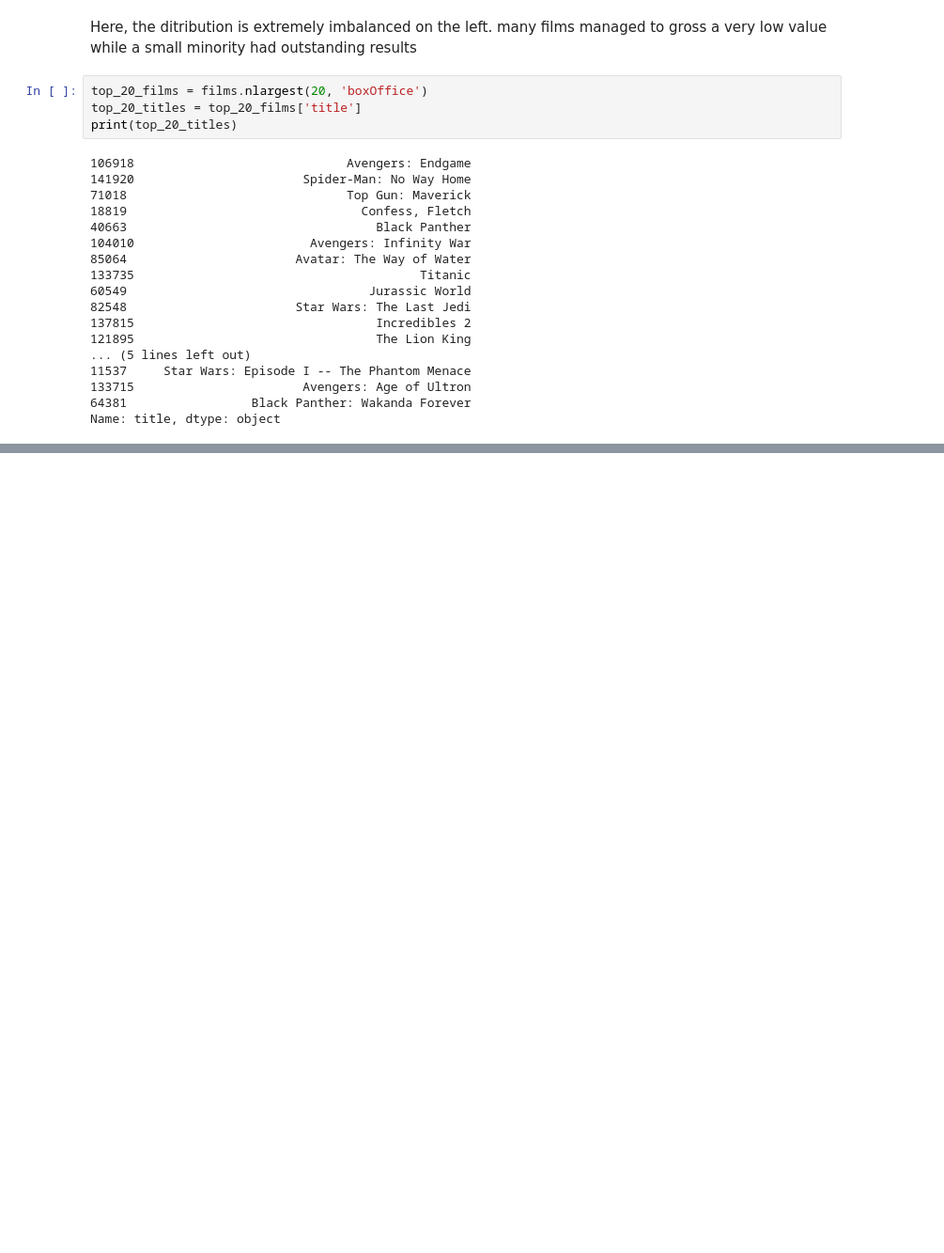
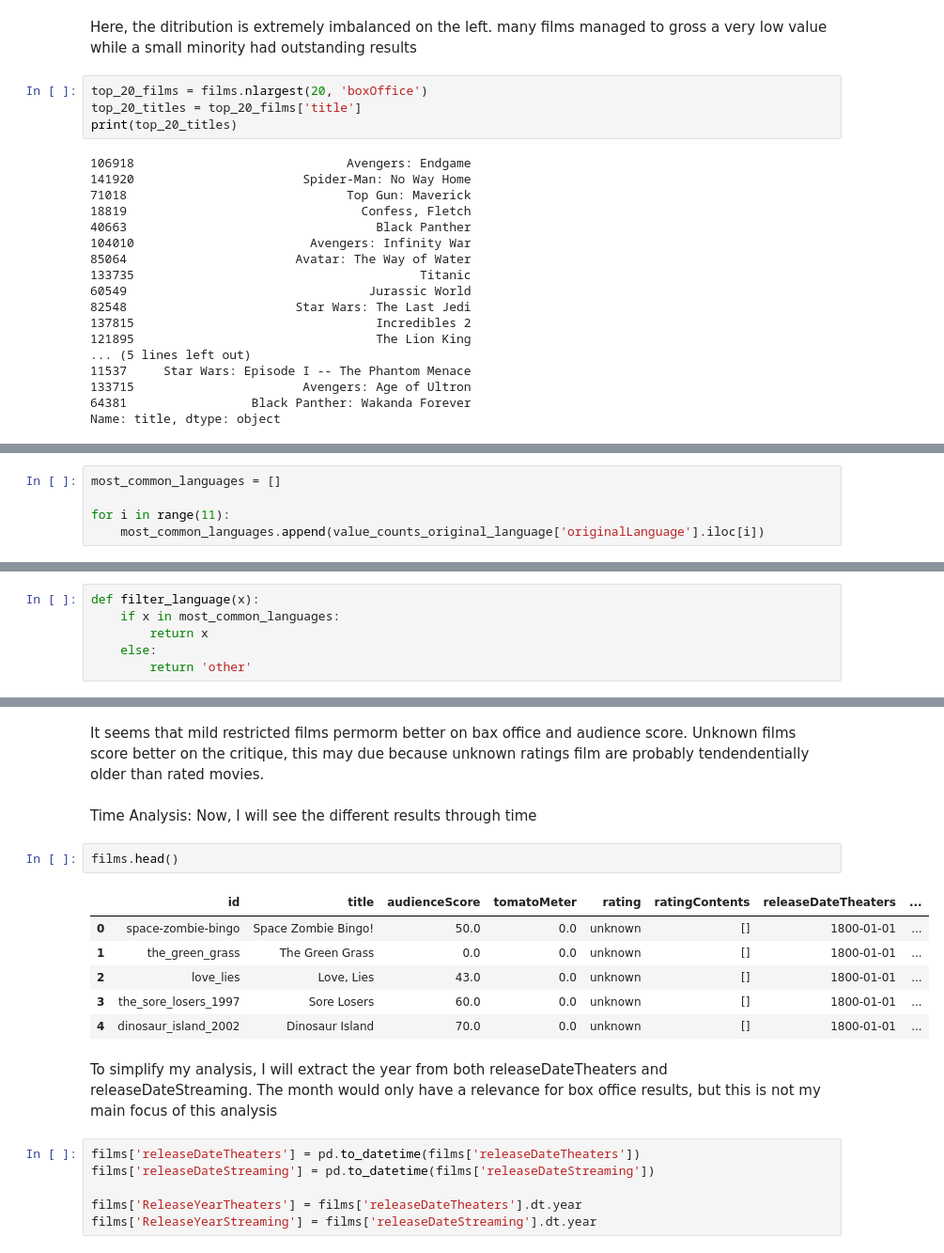
Before and after one commit to vadragna/rotten_tomatos_analysis, a Jupyter notebook: Analysis.ipynb, the cells around one changed output, grey strips where cells are left out. Shown at 94% size. Saved outputs shown, nothing was run; the diff lists cells and outputs as text; blank space fills up the shorter version.

Commit message:
started analysis

```diff
--- a/Analysis.ipynb
+++ b/Analysis.ipynb
@@ -131,0 +196,5 @@ Name: title, dtype: object
+# %%
+most_common_languages = []
+
+for i in range(11):
+    most_common_languages.append(value_counts_original_language['originalLanguage'].iloc[i])
@@ -131,0 +215,6 @@ Name: title, dtype: object
+# %%
+def filter_language(x):
+    if x in most_common_languages:
+        return x
+    else:
+        return 'other'
@@ -131,0 +358,21 @@ Name: title, dtype: object
+# %% [markdown]
+It seems that mild restricted films permorm better on bax office and audience score. Unknown films score better on the critique, this may due because unknown ratings film are probably tendendentially older than rated movies.
+# %% [markdown]
+Time Analysis: Now, I will see the different results through time
+# %%
+films.head()
+# %% [output]
+|  | id | title | audienceScore | tomatoMeter | rating | ratingContents | releaseDateTheaters | ... |
+| 0 | space-zombie-bingo | Space Zombie Bingo! | 50.0 | 0.0 | unknown | [] | 1800-01-01 | ... |
+| 1 | the_green_grass | The Green Grass | 0.0 | 0.0 | unknown | [] | 1800-01-01 | ... |
+| 2 | love_lies | Love, Lies | 43.0 | 0.0 | unknown | [] | 1800-01-01 | ... |
+| 3 | the_sore_losers_1997 | Sore Losers | 60.0 | 0.0 | unknown | [] | 1800-01-01 | ... |
+| 4 | dinosaur_island_2002 | Dinosaur Island | 70.0 | 0.0 | unknown | [] | 1800-01-01 | ... |
+# %% [markdown]
+To simplify my analysis, I will extract the year from both releaseDateTheaters and releaseDateStreaming. The month would only have a relevance for box office results, but this is not my main focus of this analysis
+# %%
+films['releaseDateTheaters'] = pd.to_datetime(films['releaseDateTheaters'])
+films['releaseDateStreaming'] = pd.to_datetime(films['releaseDateStreaming'])
+
+films['ReleaseYearTheaters'] = films['releaseDateTheaters'].dt.year
+films['ReleaseYearStreaming'] = films['releaseDateStreaming'].dt.year
```
Also changed, not shown: parts of 26 cells of this notebook, 2 other files.
